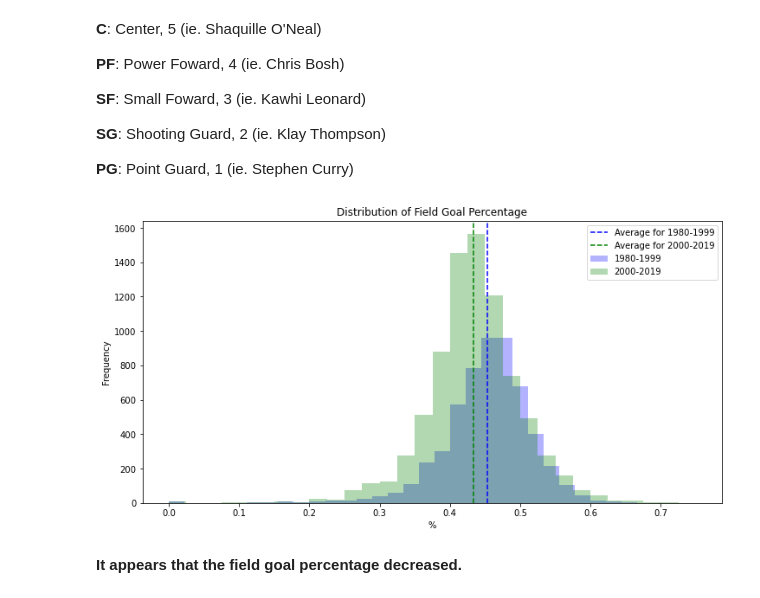
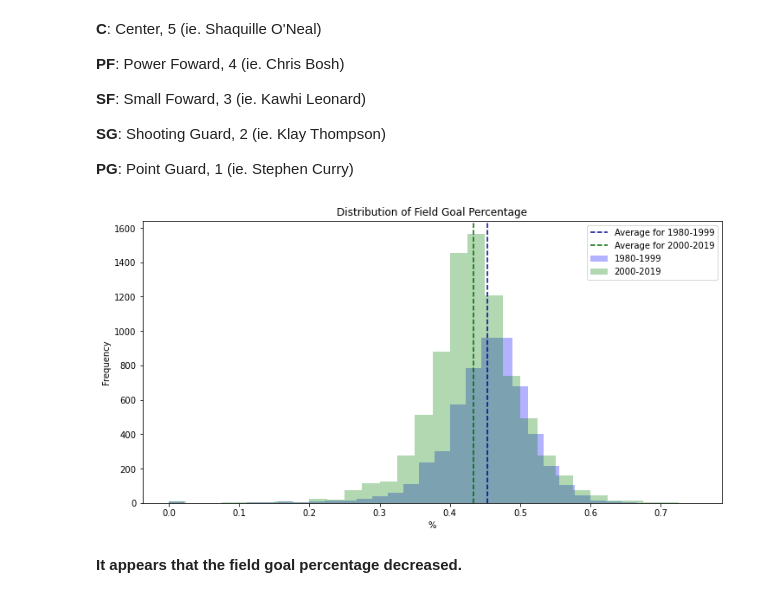
Before and after one commit to kaciewebster/nba-player-clustering, a Jupyter notebook: src/nba-player.ipynb, the cells around one changed output. Cells and saved outputs as stored; diff of their text form; code cells hidden in the pictures.

```diff
--- a/src/nba-player.ipynb
+++ b/src/nba-player.ipynb
@@ -216,19 +258,20 @@ __SG__: Shooting Guard, 2 (ie. Klay Thompson)
 __PG__: Point Guard, 1 (ie. Stephen Curry)
 # %%
 fig, ax = plt.subplots(figsize=(12, 6))
+
 ax.hist(pre_rule['FG%'], bins=30, color='blue', alpha=0.3, label='1980-1999')
 ax.hist(post_rule['FG%'], bins=30, color='green', alpha=0.3, label='2000-2019')
 
-ax.axvline(pre_rule['FG%'].mean(), color='blue', linestyle='dashed', label='Average for 1980-1999')
-ax.axvline(post_rule['FG%'].mean(), color='green', linestyle='dashed', label='Average for 2000-2019')
+ax.axvline(pre_rule['FG%'].mean(), color='darkblue', linestyle='dashed', label='Average for 1980-1999')
+ax.axvline(post_rule['FG%'].mean(), color='darkgreen', linestyle='dashed', label='Average for 2000-2019')
 
 ax.set_title('Distribution of Field Goal Percentage')
 ax.set_xlabel('%')
 ax.set_ylabel('Frequency')
 
 ax.legend();
 # %% [output]
-[figure, old version]
+[figure, new version]
 # %% [markdown]
 __It appears that the field goal percentage decreased.__
 # %%
```
Also changed, not shown: parts of 56 cells of this notebook.
